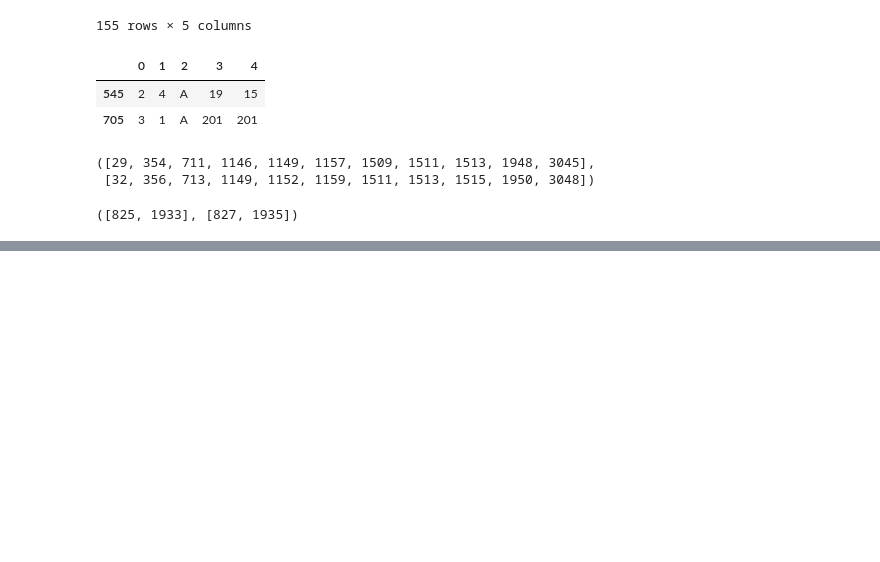
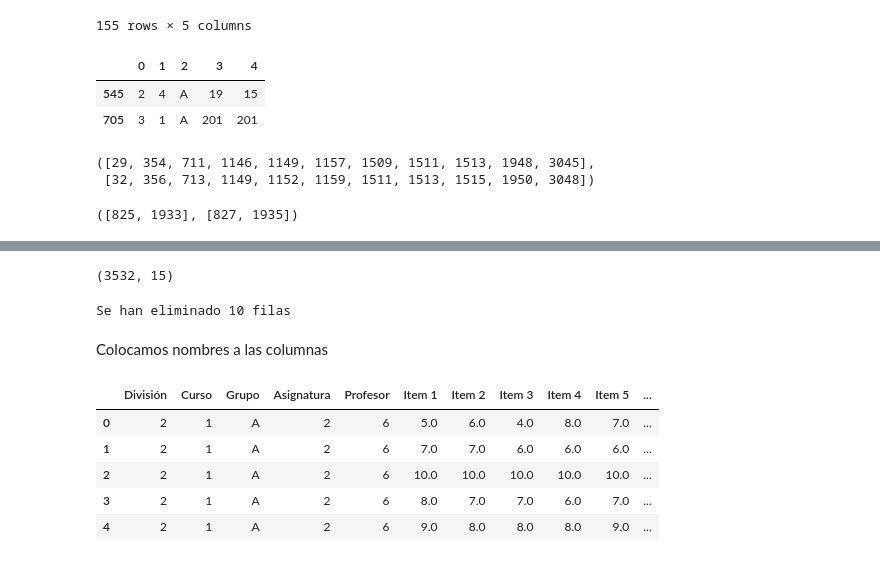
Before and after one commit to AntonioPL/TFM_Kschool, a Jupyter notebook: Tidy1.ipynb, the cells around one changed output, grey strips where cells are left out. Saved outputs shown, nothing was run; the diff lists cells and outputs as text; code cells hidden in the pictures; blank space fills up the shorter version.

```diff
--- a/Tidy1.ipynb
+++ b/Tidy1.ipynb
@@ -1424,0 +1444,2 @@ encu_codigos34 = sustitucion4(datos=encu_codigos33, columna=2, nulos=indice_f2,
+# %%
+encu_6 = encu_codigos34.join(encu_5)
@@ -1424,0 +1454,27 @@ encu_codigos34 = sustitucion4(datos=encu_codigos33, columna=2, nulos=indice_f2,
+# %%
+encu_def = encu_6.dropna()
+# %%
+encu_def.shape
+# %% [output]
+(3532, 15)
+# %%
+dif_fil = encu_6.shape[0] - encu_def.shape[0]
+print('Se han eliminado %d filas' %dif_fil)
+# %% [output]
+Se han eliminado 10 filas
+# %% [markdown]
+Colocamos nombres a las columnas
+# %%
+nombre_columnas = ['División', 'Curso', 'Grupo', 'Asignatura', 'Profesor', 'Item 1', 'Item 2', 'Item 3', 'Item 4', \
+                  'Item 5', 'Item 6', 'Item 7', 'Item 8', 'Item 9', 'Item 10']
+# %%
+encu_def.columns = nombre_columnas
+# %%
+encu_def.head()
+# %% [output]
+|  | División | Curso | Grupo | Asignatura | Profesor | Item 1 | Item 2 | Item 3 | Item 4 | Item 5 | ... |
+| 0 | 2 | 1 | A | 2 | 6 | 5.0 | 6.0 | 4.0 | 8.0 | 7.0 | ... |
+| 1 | 2 | 1 | A | 2 | 6 | 7.0 | 7.0 | 6.0 | 6.0 | 6.0 | ... |
+| 2 | 2 | 1 | A | 2 | 6 | 10.0 | 10.0 | 10.0 | 10.0 | 10.0 | ... |
+| 3 | 2 | 1 | A | 2 | 6 | 8.0 | 7.0 | 7.0 | 6.0 | 7.0 | ... |
+| 4 | 2 | 1 | A | 2 | 6 | 9.0 | 8.0 | 8.0 | 8.0 | 9.0 | ... |
```
Also changed, not shown: parts of 12 cells of this notebook, 1 other file.
